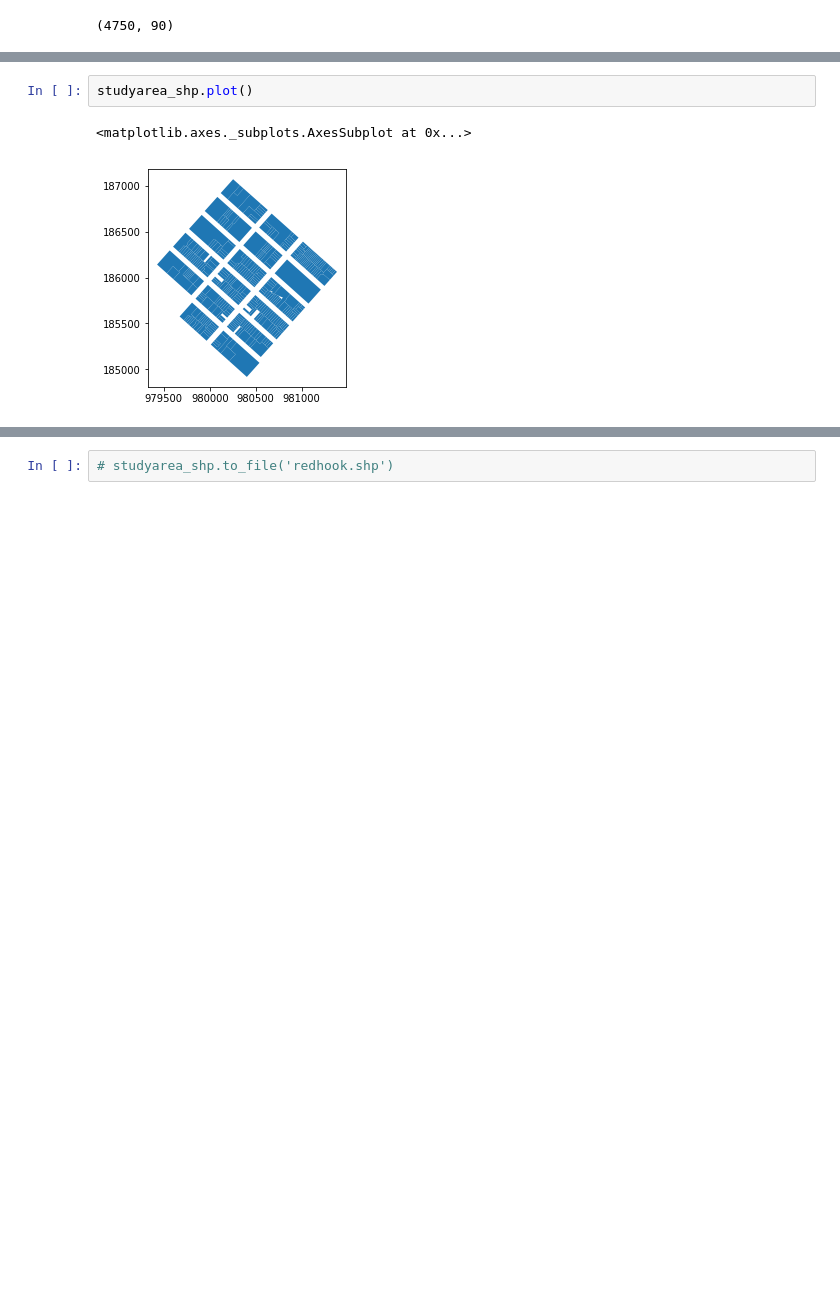
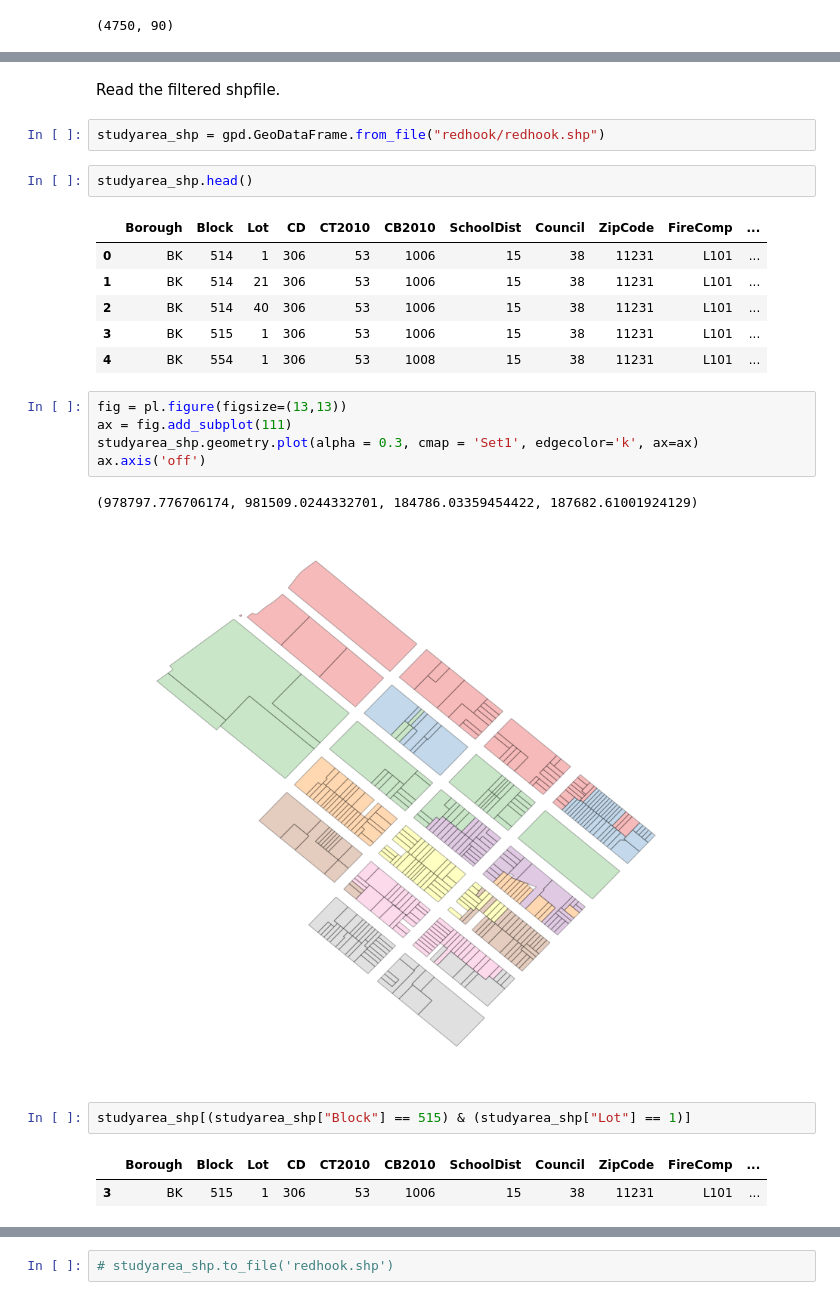
Before and after one commit to akash-y/digitalceqr, a Jupyter notebook: CHAPTER 19 - NOISE/PlutoDataCheck.ipynb, the cells around one changed output, grey strips where cells are left out. Cells and saved outputs as stored; diff of their text form; blank space fills up the shorter version.

```diff
--- a/CHAPTER 19 - NOISE/PlutoDataCheck.ipynb
+++ b/CHAPTER 19 - NOISE/PlutoDataCheck.ipynb
@@ -114,8 +118,29 @@ studyarea_shp = redhook_plutoshp[(redhook_plutoshp["Block"] == 554) | (redhook_p
+# %% [markdown]
+Read the filtered shpfile.
+# %%
+studyarea_shp = gpd.GeoDataFrame.from_file("redhook/redhook.shp")
 # %%
-studyarea_shp.plot()
+studyarea_shp.head()
 # %% [output]
-<matplotlib.axes._subplots.AxesSubplot at 0x...>
-[figure, removed]
+|  | Borough | Block | Lot | CD | CT2010 | CB2010 | SchoolDist | Council | ZipCode | FireComp | ... |
+| 0 | BK | 514 | 1 | 306 | 53 | 1006 | 15 | 38 | 11231 | L101 | ... |
+| 1 | BK | 514 | 21 | 306 | 53 | 1006 | 15 | 38 | 11231 | L101 | ... |
+| 2 | BK | 514 | 40 | 306 | 53 | 1006 | 15 | 38 | 11231 | L101 | ... |
+| 3 | BK | 515 | 1 | 306 | 53 | 1006 | 15 | 38 | 11231 | L101 | ... |
+| 4 | BK | 554 | 1 | 306 | 53 | 1008 | 15 | 38 | 11231 | L101 | ... |
+# %%
+fig = pl.figure(figsize=(13,13))
+ax = fig.add_subplot(111)
+studyarea_shp.geometry.plot(alpha = 0.3, cmap = 'Set1', edgecolor='k', ax=ax)
+ax.axis('off')
+# %% [output]
+(978797.776706174, 981509.0244332701, 184786.03359454422, 187682.61001924129)
+[figure, added]
+# %%
+studyarea_shp[(studyarea_shp["Block"] == 515) & (studyarea_shp["Lot"] == 1)]
+# %% [output]
+|  | Borough | Block | Lot | CD | CT2010 | CB2010 | SchoolDist | Council | ZipCode | FireComp | ... |
+| 3 | BK | 515 | 1 | 306 | 53 | 1006 | 15 | 38 | 11231 | L101 | ... |
 # %%
 studyarea_shp.shape
 # %% [output]
```
Also changed, not shown: parts of 68 cells of this notebook.
